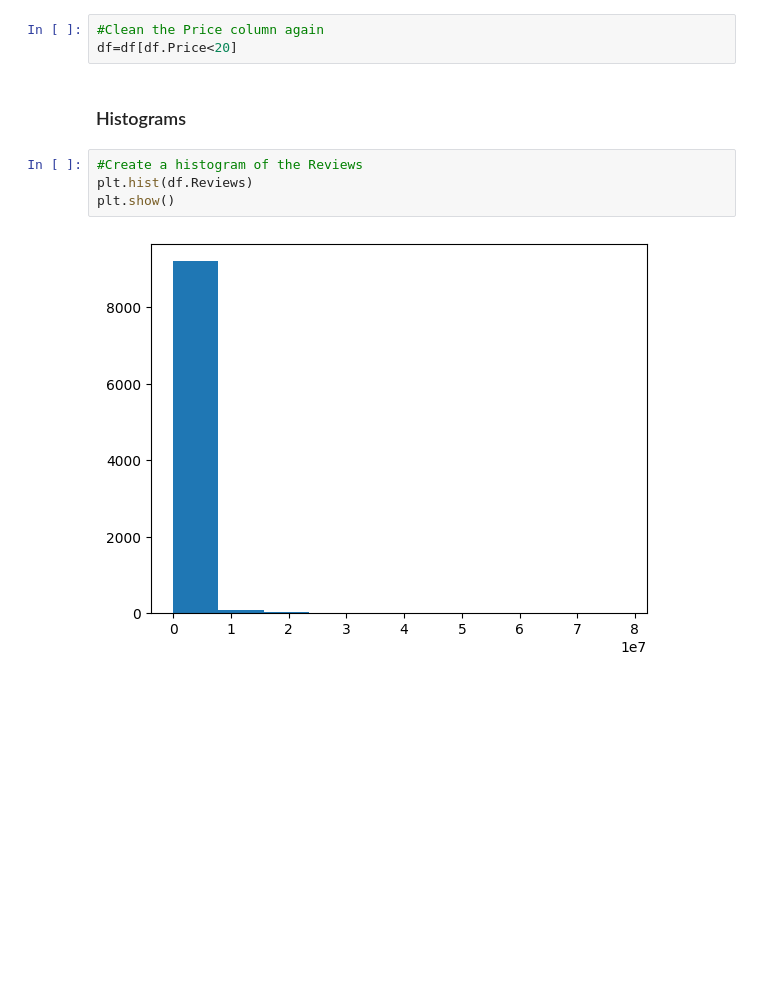
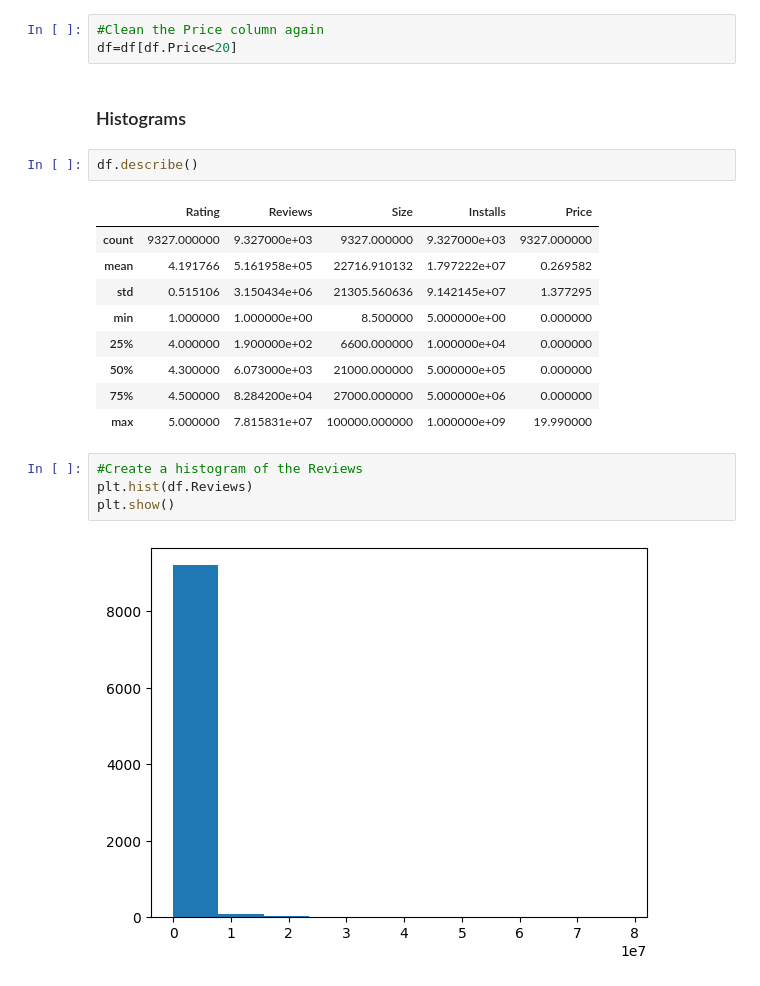
Before and after one commit to tienhoang87/project, a Jupyter notebook: Google_Playstore_Case_Study.ipynb, the cells around one changed output. Drawn from its saved outputs; the diff is of its cells as text; blank space fills up the shorter version.

```diff
--- a/Google_Playstore_Case_Study.ipynb
+++ b/Google_Playstore_Case_Study.ipynb
@@ -466,6 +466,18 @@ plt.show()
 df=df[df.Price<20]
 # %% [markdown]
 ### Histograms
+# %%
+df.describe()
+# %% [output]
+|  | Rating | Reviews | Size | Installs | Price |
+| count | 9327.000000 | 9.327000e+03 | 9327.000000 | 9.327000e+03 | 9327.000000 |
+| mean | 4.191766 | 5.161958e+05 | 22716.910132 | 1.797222e+07 | 0.269582 |
+| std | 0.515106 | 3.150434e+06 | 21305.560636 | 9.142145e+07 | 1.377295 |
+| min | 1.000000 | 1.000000e+00 | 8.500000 | 5.000000e+00 | 0.000000 |
+| 25% | 4.000000 | 1.900000e+02 | 6600.000000 | 1.000000e+04 | 0.000000 |
+| 50% | 4.300000 | 6.073000e+03 | 21000.000000 | 5.000000e+05 | 0.000000 |
+| 75% | 4.500000 | 8.284200e+04 | 27000.000000 | 5.000000e+06 | 0.000000 |
+| max | 5.000000 | 7.815831e+07 | 100000.000000 | 1.000000e+09 | 19.990000 |
 # %%
 #Create a histogram of the Reviews
 plt.hist(df.Reviews)
```
Also changed, not shown: parts of 4 cells of this notebook.
